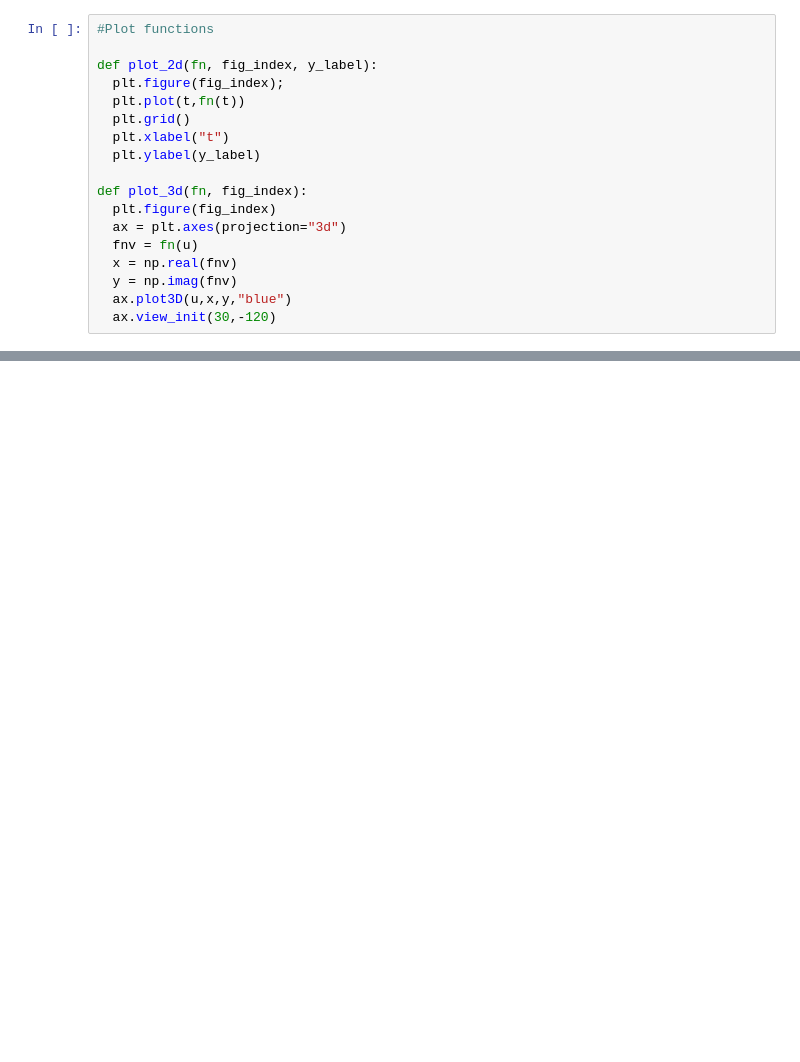
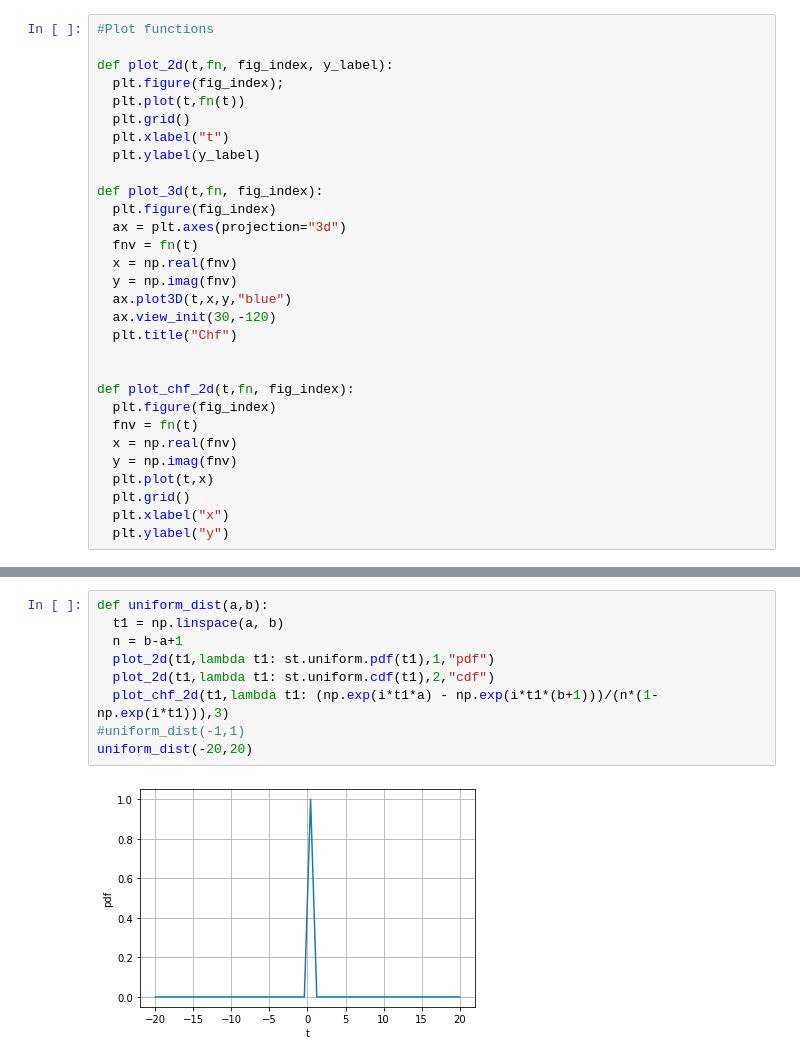
Before and after one commit to bkgsur/FinanceModelingComputationWithPython, a Jupyter notebook: 1_CDF_PDF_CHF.ipynb, the cells around one changed output, grey strips where cells are left out. Drawn from its saved outputs; the diff is of its cells as text; blank space fills up the shorter version.

```diff
--- a/1_CDF_PDF_CHF.ipynb
+++ b/1_CDF_PDF_CHF.ipynb
@@ -15,21 +15,33 @@ u = np.linspace(0,5,250);
 # %%
 #Plot functions
 
-def plot_2d(fn, fig_index, y_label):
+def plot_2d(t,fn, fig_index, y_label):
   plt.figure(fig_index);
   plt.plot(t,fn(t))
   plt.grid()
   plt.xlabel("t")
   plt.ylabel(y_label)
 
-def plot_3d(fn, fig_index):
+def plot_3d(t,fn, fig_index):
   plt.figure(fig_index)
   ax = plt.axes(projection="3d")
-  fnv = fn(u)
+  fnv = fn(t)
   x = np.real(fnv)
   y = np.imag(fnv)
-  ax.plot3D(u,x,y,"blue")
+  ax.plot3D(t,x,y,"blue")
   ax.view_init(30,-120)
+  plt.title("Chf")
+
+
+def plot_chf_2d(t,fn, fig_index):
+  plt.figure(fig_index)
+  fnv = fn(t)
+  x = np.real(fnv)
+  y = np.imag(fnv)
+  plt.plot(t,x)
+  plt.grid()
+  plt.xlabel("x")
+  plt.ylabel("y")
 # %%
 #Normal Distribution
 
@@ -51,0 +57,11 @@ normal_dist(10,1)
+# %%
+def uniform_dist(a,b):
+  t1 = np.linspace(a, b)
+  n = b-a+1
+  plot_2d(t1,lambda t1: st.uniform.pdf(t1),1,"pdf")
+  plot_2d(t1,lambda t1: st.uniform.cdf(t1),2,"cdf")
+  plot_chf_2d(t1,lambda t1: (np.exp(i*t1*a) - np.exp(i*t1*(b+1)))/(n*(1-np.exp(i*t1))),3)
+#uniform_dist(-1,1)
+uniform_dist(-20,20)
+# %% [output]
+[figure, added]
```
Also changed, not shown: parts of 4 cells of this notebook.
